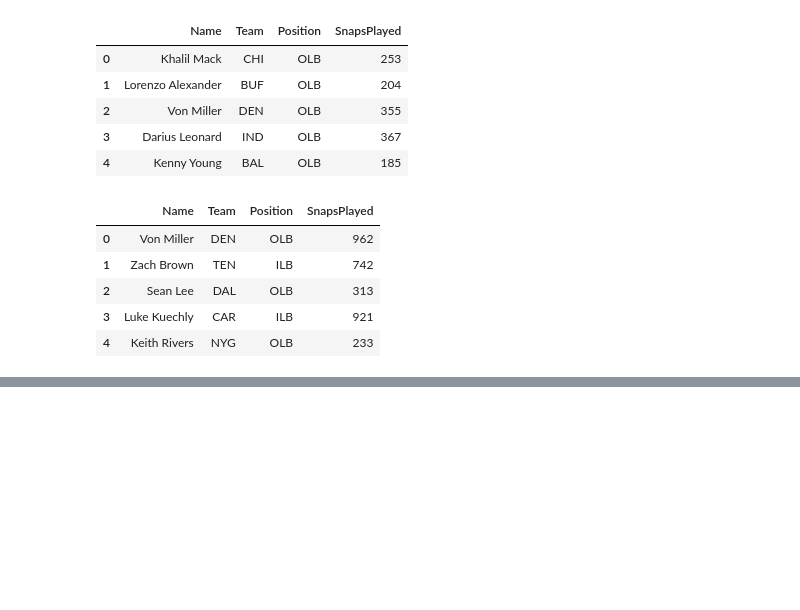
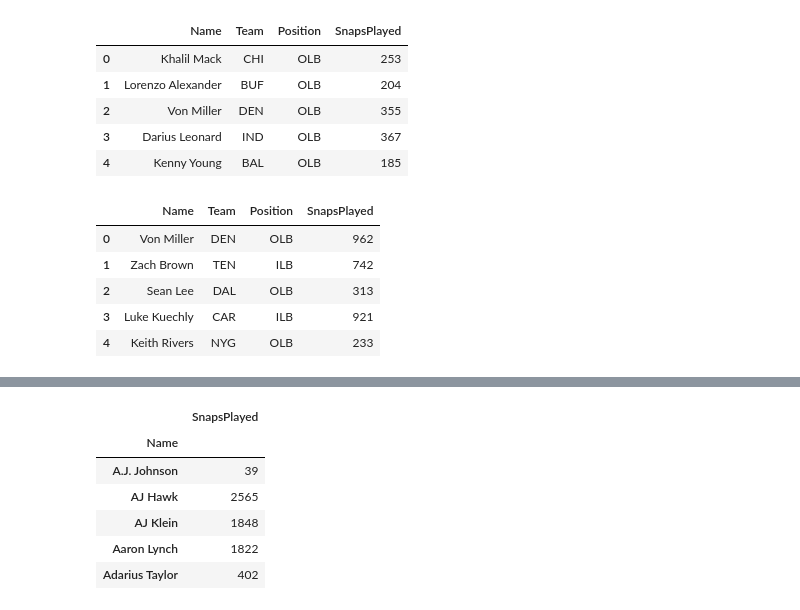
Before and after one commit to DrewLoPresti/NFL_Challenge, a Jupyter notebook: Snap Count/LB Snap Count.ipynb, the cells around one changed output, grey strips where cells are left out. Cells and saved outputs as stored; diff of their text form; code cells hidden in the pictures; blank space fills up the shorter version.

```diff
--- a/Snap Count/LB Snap Count.ipynb
+++ b/Snap Count/LB Snap Count.ipynb
@@ -189,0 +222,10 @@ lb_result.head()
+# %%
+lb_result.groupby(['Name']).sum().head()
+# %% [output]
+|  | SnapsPlayed |
+| Name |  |
+| A.J. Johnson | 39 |
+| AJ Hawk | 2565 |
+| AJ Klein | 1848 |
+| Aaron Lynch | 1822 |
+| Adarius Taylor | 402 |
```
Also changed, not shown: parts of 3 cells of this notebook, 6 other files.
